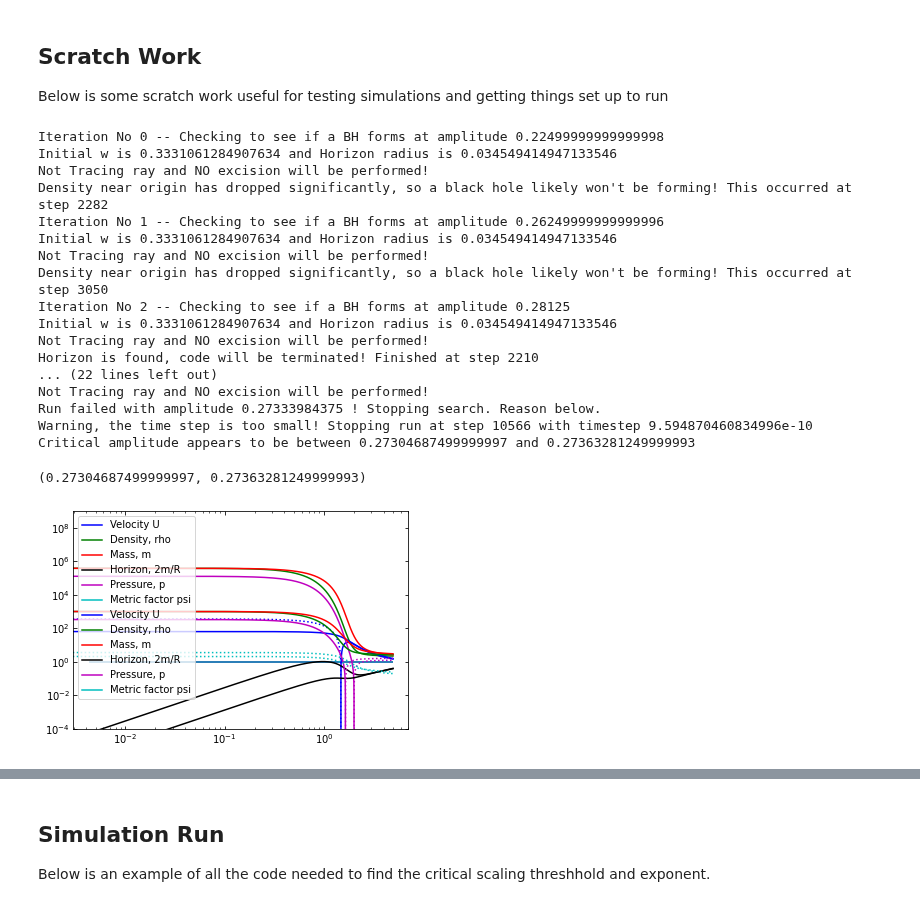
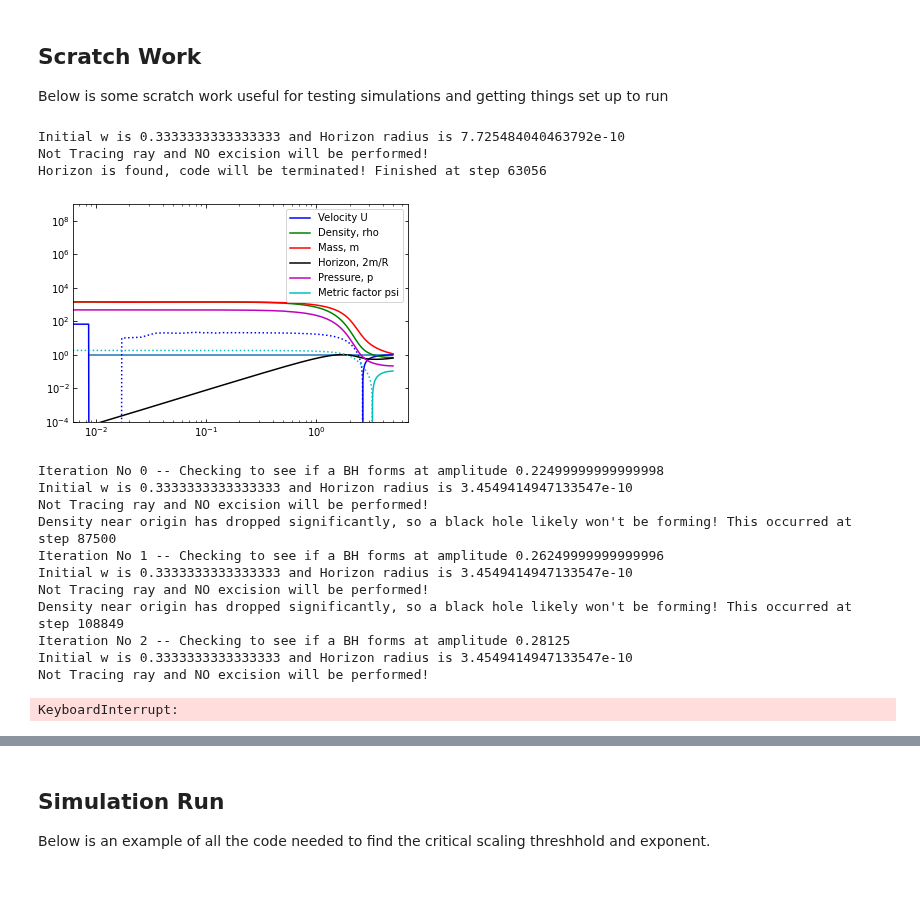
Before and after one commit to jbmertens/criticalcollapse, a Jupyter notebook: Critical_scaling.ipynb, the cells around one changed output, grey strips where cells are left out. Drawn from its saved outputs; the diff is of its cells as text; code cells hidden in the pictures.

```diff
--- a/Critical_scaling.ipynb
+++ b/Critical_scaling.ipynb
@@ -224,42 +224,40 @@ Below is some scratch work useful for testing simulations and getting things set
 # %%
 # Reload MS module and try a run
 reload(ms_hm.QCD_EOS)
 from ms_hm.QCD_EOS import *
 reload(ms_hm.MS)
 from ms_hm.MS import *
-rho0 = 1.0e10 # initial density value in MeV^4, should just be w=1/3 here.
-amp = 0.27
+rho0 = 2.0e17 # initial density value in MeV^4, should just be w=1/3 here.
+amp = 0.30
 
 ms = MS(Abar, rho0, amp, trace_ray=False, BH_threshold=-999, sm_sigma=2.0)
 ms.adap_run_steps(200000)
 ms.plot_fields(True)
+# %% [output]
+Initial w is 0.3333333333333333 and Horizon radius is 7.725484040463792e-10
+Not Tracing ray and NO excision will be performed!
+Horizon is found, code will be terminated! Finished at step 63056
+[figure, added]
 # %%
 QCD_EOS().fix_w(1e6)
 # %%
-n = 400
+n = 200
 Abar = mix_grid(np.log10(1.5), np.log10(40), n)
-rho0 = 1.0e2# initial density value in MeV^4
-find_crit(Abar, rho0, 0.15, 0.3)
+rho0 = 1.0e19# initial density value in MeV^4
+find_crit(Abar, rho0, 0.15, 0.3,sm_sigma = 2.0)
 # %% [output]
 Iteration No 0 -- Checking to see if a BH forms at amplitude 0.22499999999999998
-Initial w is 0.3331061284907634 and Horizon radius is 0.034549414947133546
+Initial w is 0.3333333333333333 and Horizon radius is 3.4549414947133547e-10
 Not Tracing ray and NO excision will be performed!
-Density near origin has dropped significantly, so a black hole likely won't be forming! This occurred at step 2282
+Density near origin has dropped significantly, so a black hole likely won't be forming! This occurred at step 87500
 Iteration No 1 -- Checking to see if a BH forms at amplitude 0.26249999999999996
-Initial w is 0.3331061284907634 and Horizon radius is 0.034549414947133546
+Initial w is 0.3333333333333333 and Horizon radius is 3.4549414947133547e-10
 Not Tracing ray and NO excision will be performed!
-Density near origin has dropped significantly, so a black hole likely won't be forming! This occurred at step 3050
+Density near origin has dropped significantly, so a black hole likely won't be forming! This occurred at step 108849
 Iteration No 2 -- Checking to see if a BH forms at amplitude 0.28125
-Initial w is 0.3331061284907634 and Horizon radius is 0.034549414947133546
+Initial w is 0.3333333333333333 and Horizon radius is 3.4549414947133547e-10
 Not Tracing ray and NO excision will be performed!
-Horizon is found, code will be terminated! Finished at step 2210
-... (22 lines left out)
-Not Tracing ray and NO excision will be performed!
-Run failed with amplitude 0.27333984375 ! Stopping search. Reason below.
-Warning, the time step is too small! Stopping run at step 10566 with timestep 9.594870460834996e-10
-Critical amplitude appears to be between 0.27304687499999997 and 0.27363281249999993
-(0.27304687499999997, 0.27363281249999993)
+KeyboardInterrupt:
-[figure, removed]
 # %%
 rho0val = np.array([1e1,1e2,1e3,1e4,1e5,1e6,1e7,1e8,1e9,1e10,1e11,1e12,1e13,1e14,1e15,1e16,1e17,1e18])
 lowerbound = np.array([0.2724609375,0.2724609375,0.2724609375,0.2724609375,0.27158203124999997,0.26923828125,0.2630859375,0.2643310546874999,0.25925903320312493,0.23671073913574214,0.259423828125,0.26030273437499996, 0.2666015625,0.27041015625,0.27041015625,0.26953125,0.271875,0.2724609375])
```
Also changed, not shown: parts of 3 cells of this notebook, 4 other files.
